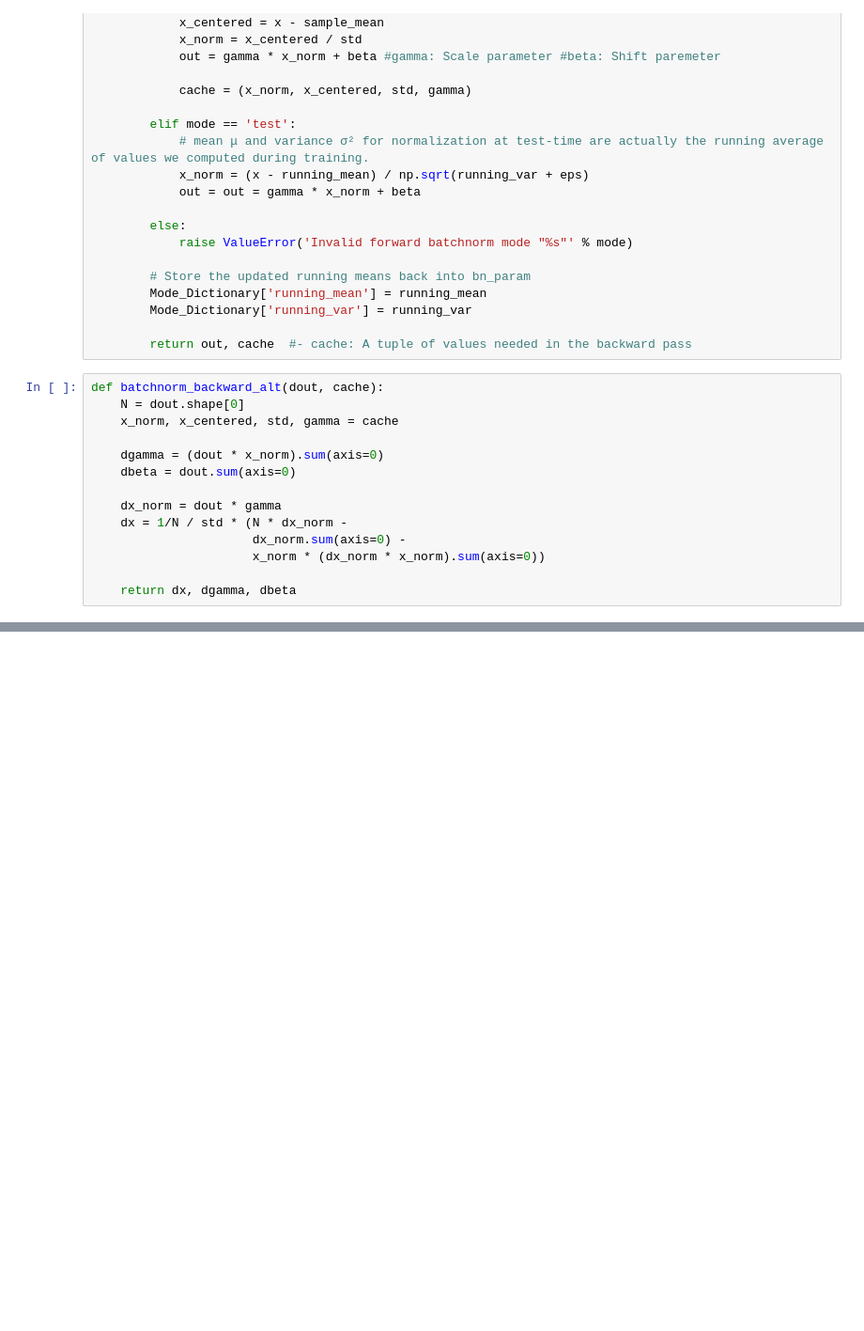
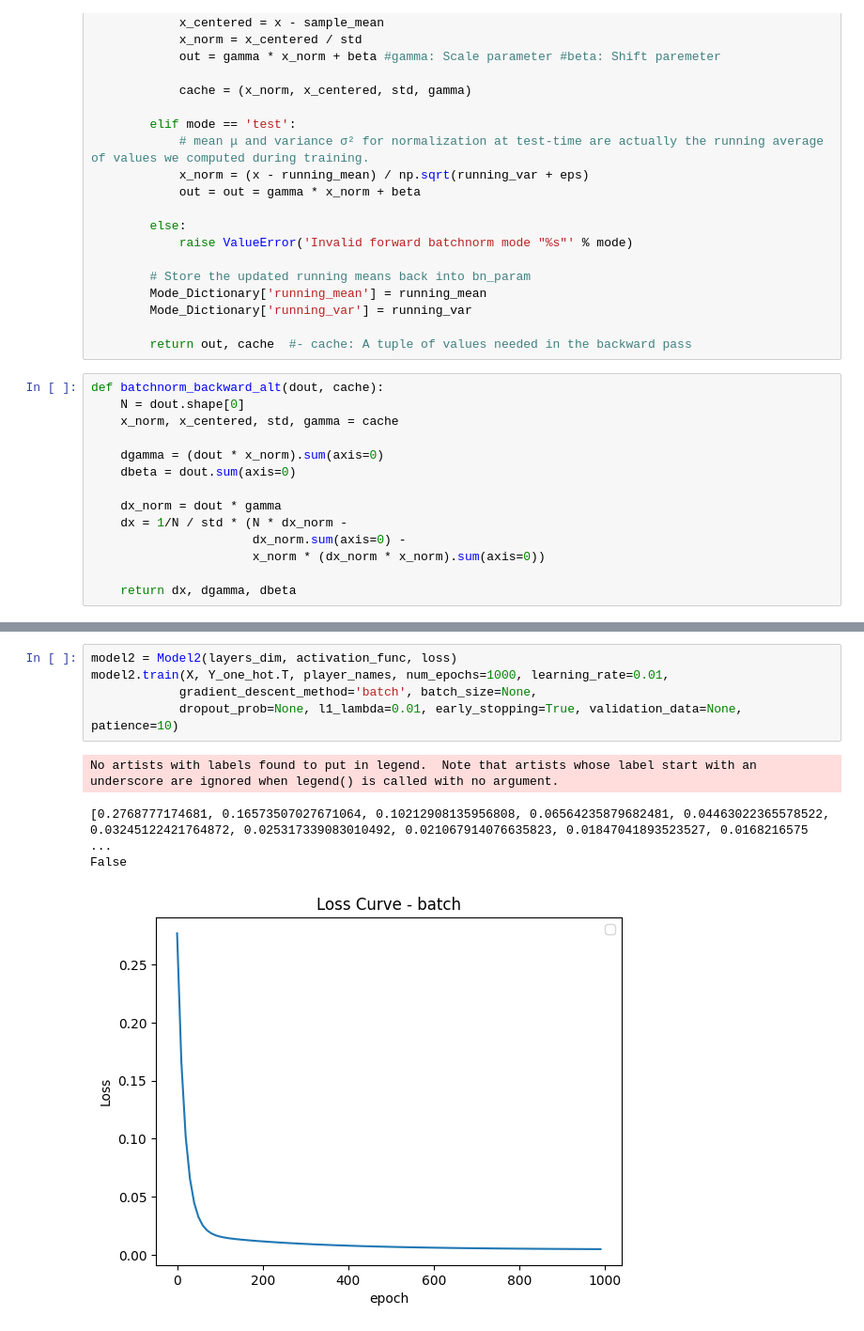
Before and after one commit to Mazen-Gaber/NN-from-scratch, a Jupyter notebook: Neural_Network.ipynb, the cells around one changed output, grey strips where cells are left out. Shown at 94% size. Cells and saved outputs as stored; diff of their text form; blank space fills up the shorter version.

```diff
--- a/Neural_Network.ipynb
+++ b/Neural_Network.ipynb
@@ -1570,0 +1566,10 @@ def batchnorm_backward_alt(dout, cache):
+# %%
+model2 = Model2(layers_dim, activation_func, loss)
+model2.train(X, Y_one_hot.T, player_names, num_epochs=1000, learning_rate=0.01,
+            gradient_descent_method='batch', batch_size=None,
+            dropout_prob=None, l1_lambda=0.01, early_stopping=True, validation_data=None, patience=10)
+# %% [output]
+No artists with labels found to put in legend.  Note that artists whose label start with an underscore are ignored when legend() is called with no argument.
+[0.2768777174681, 0.16573507027671064, 0.10212908135956808, 0.06564235879682481, 0.04463022365578522, 0.03245122421764872, 0.025317339083010492, 0.021067914076635823, 0.01847041893523527, 0.0168216575 ...
+False
+[figure, added]
```
Also changed, not shown: parts of 12 cells of this notebook.
